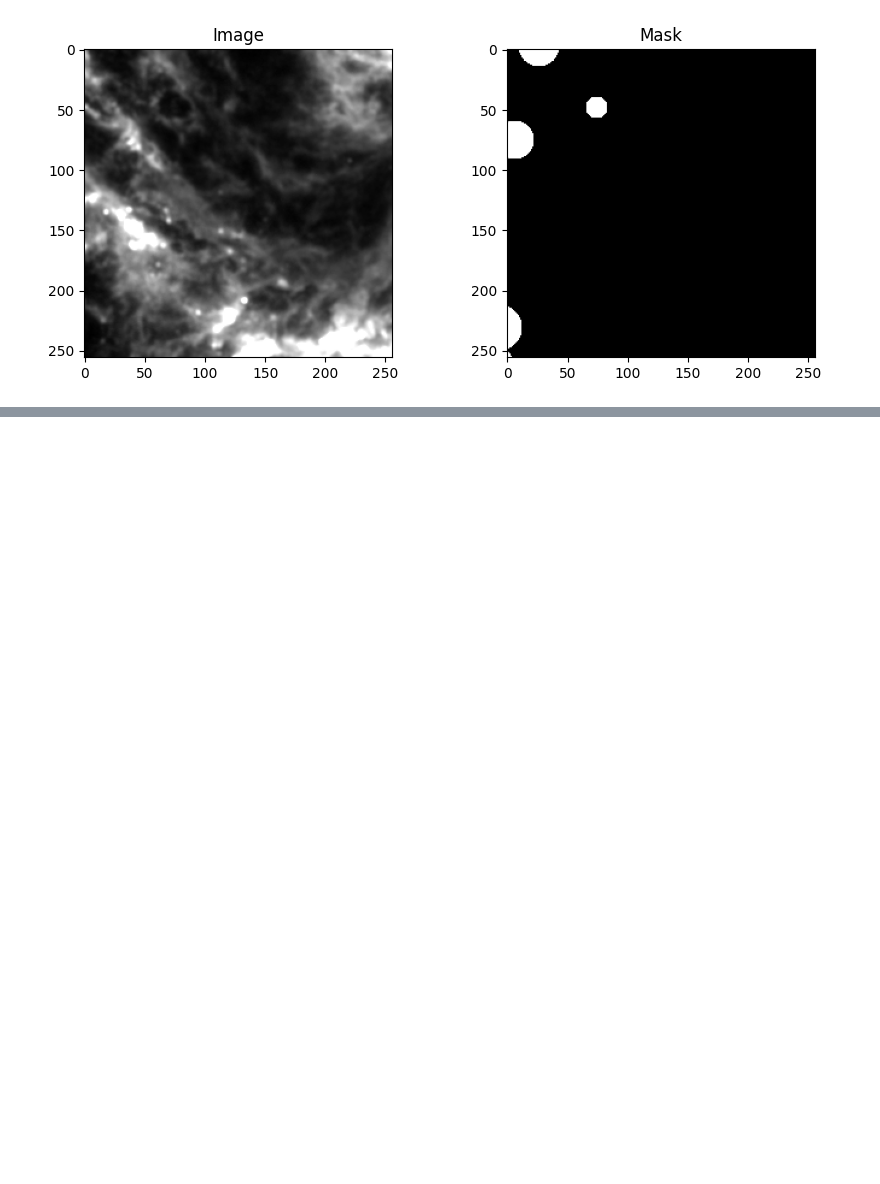
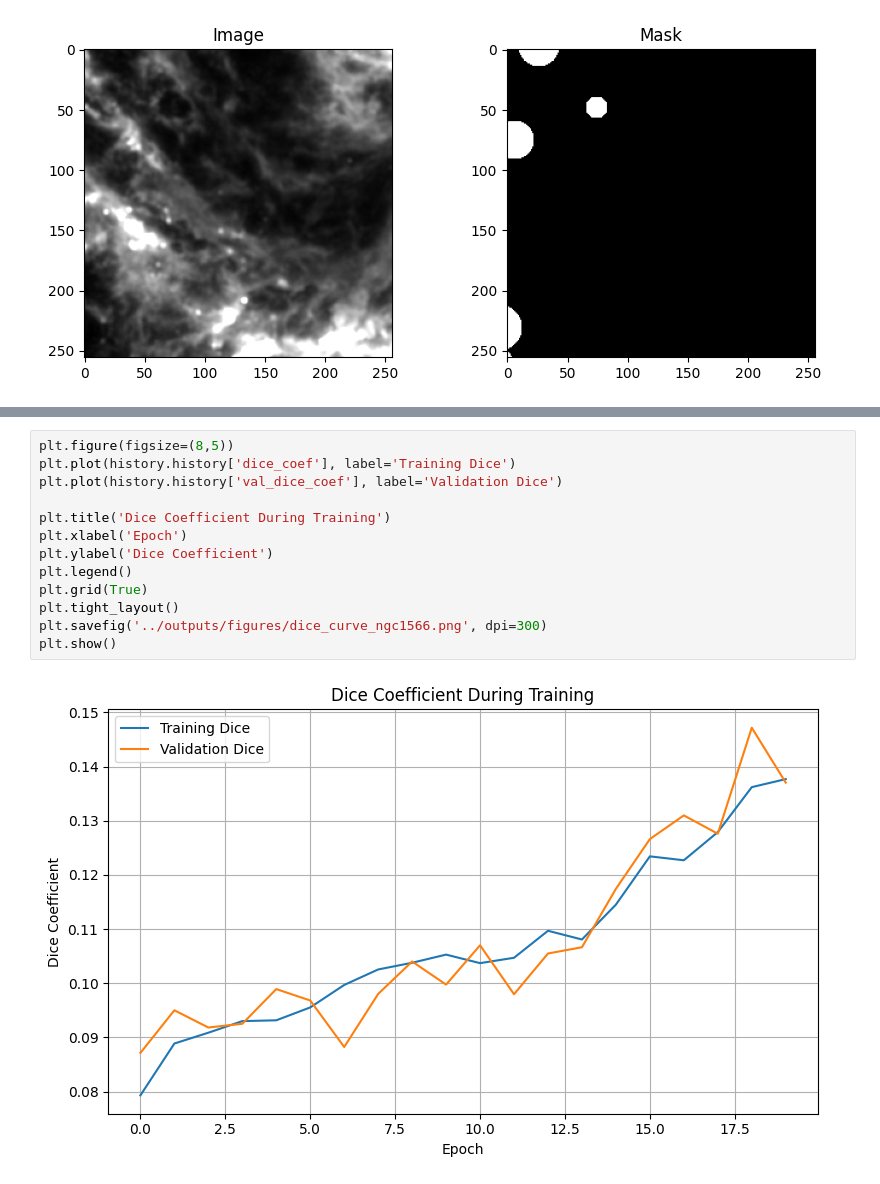
Before and after one commit to shailaja-mahara/bubbleDetection, a Jupyter notebook: notebooks/ngc1566on-training2.ipynb, the cells around one changed output, grey strips where cells are left out. Saved outputs shown, nothing was run; the diff lists cells and outputs as text; blank space fills up the shorter version.

```diff
--- a/notebooks/ngc1566on-training2.ipynb
+++ b/notebooks/ngc1566on-training2.ipynb
@@ -428,0 +731,15 @@ plt.show()
+# %%
+plt.figure(figsize=(8,5))
+plt.plot(history.history['dice_coef'], label='Training Dice')
+plt.plot(history.history['val_dice_coef'], label='Validation Dice')
+
+plt.title('Dice Coefficient During Training')
+plt.xlabel('Epoch')
+plt.ylabel('Dice Coefficient')
+plt.legend()
+plt.grid(True)
+plt.tight_layout()
+plt.savefig('../outputs/figures/dice_curve_ngc1566.png', dpi=300)
+plt.show()
+# %% [output]
+[figure, added]
```
Also changed, not shown: parts of 13 cells of this notebook, 2 other files.
